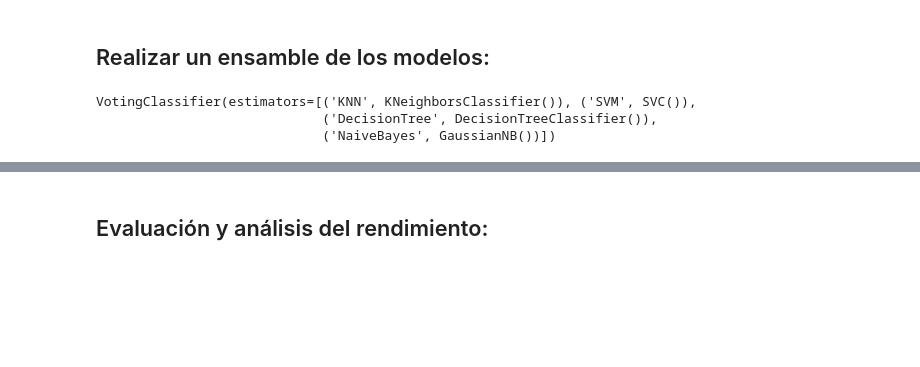
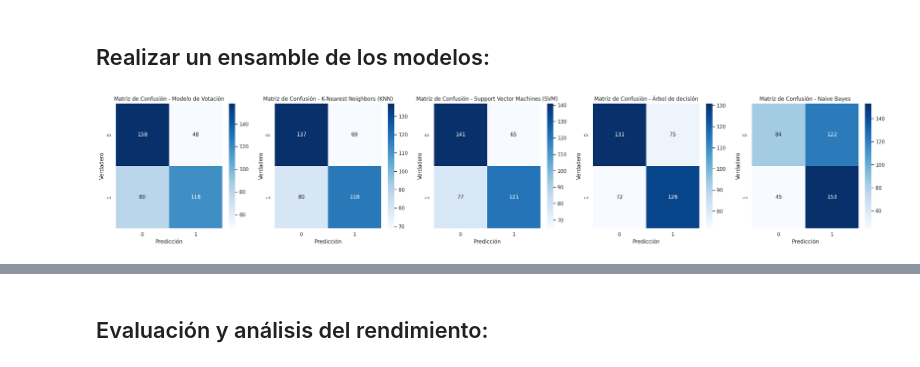
Before and after one commit to danisotoguerrero/Clasificador-de-canciones, a Jupyter notebook: Laboratorio_2_Grupo_8.ipynb, the cells around one changed output, grey strips where cells are left out. Drawn from its saved outputs; the diff is of its cells as text; code cells hidden in the pictures; blank space fills up the shorter version.

```diff
--- a/Laboratorio_2_Grupo_8.ipynb
+++ b/Laboratorio_2_Grupo_8.ipynb
@@ -87,0 +118,8 @@ Naive Bayes - Puntaje promedio: 0.5883333653827665
+# %%
+# Otro modelo ---> Random Forest
+from sklearn.ensemble import RandomForestClassifier
+
+rfc = RandomForestClassifier() # Clasificador
+svc.fit(X_train, y_train) # Entrenar
+svc.predict(X_test) # Predecir
+svc.score(X_test,y_test) # Evaluar
@@ -138,20 +188,36 @@ best_dt_params = dt_grid.best_params_
 # %% [markdown]
 ## Realizar un ensamble de los modelos:
-# %%
-from sklearn.ensemble import VotingClassifier
-
-# Crear un modelo de votación mayoritaria
-voting_model = VotingClassifier(estimators=[
-    ('KNN', knn_model),
-    ('SVM', svm_model),
-    ('DecisionTree', dt_model),
-    ('NaiveBayes', nb_model)
-], voting='hard')  # 'hard' significa votación por mayoría
-
-# Entrenar el modelo de votación con los datos de entrenamiento
-voting_model.fit(X_train, y_train)
-# %% [output]
-VotingClassifier(estimators=[('KNN', KNeighborsClassifier()), ('SVM', SVC()),
-                             ('DecisionTree', DecisionTreeClassifier()),
-                             ('NaiveBayes', GaussianNB())])
+# %%
+# Predicciones del modelo de votación
+y_pred_voting = voting_model.predict(X_test)
+
+# Predicciones de cada modelo individual
+y_pred_knn = knn_model.predict(X_test)
+y_pred_svm = svm_model.predict(X_test)
+y_pred_dt = dt_model.predict(X_test)
+y_pred_nb = nb_model.predict(X_test)
+
+def Matriz_confusion_grafica(y_true, y_pred, model_name, ax):
+    # Calcular la matriz de confusión
+    cm = confusion_matrix(y_true, y_pred)
+
+    # Visualizar la matriz de confusión con Seaborn
+    sns.heatmap(cm, annot=True, fmt="d", cmap="Blues", ax=ax)
+    ax.set_title(f"Matriz de Confusión - {model_name}")
+    ax.set_xlabel("Predicción")
+    ax.set_ylabel("Verdadero")
+
+# Crear una figura con subplots organizados en una fila
+fig, axes = plt.subplots(1, 5, figsize=(25, 5))
+
+Matriz_confusion_grafica(y_test, y_pred_voting, "Modelo de Votación", axes[0])
+Matriz_confusion_grafica(y_test, y_pred_knn, "K-Nearest Neighbors (KNN)", axes[1])
+Matriz_confusion_grafica(y_test, y_pred_svm, "Support Vector Machines (SVM)", axes[2])
+Matriz_confusion_grafica(y_test, y_pred_dt, "Árbol de decisión", axes[3])
+Matriz_confusion_grafica(y_test, y_pred_nb, "Naive Bayes", axes[4])
+
+plt.tight_layout()
+plt.show()
+# %% [output]
+[figure, added]
 # %%
```
Also changed, not shown: parts of 16 cells of this notebook.
